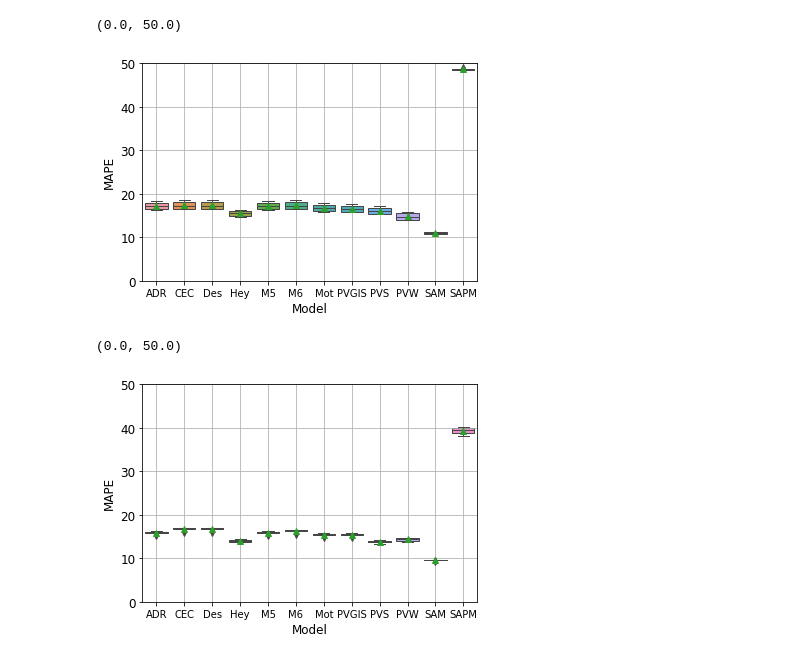
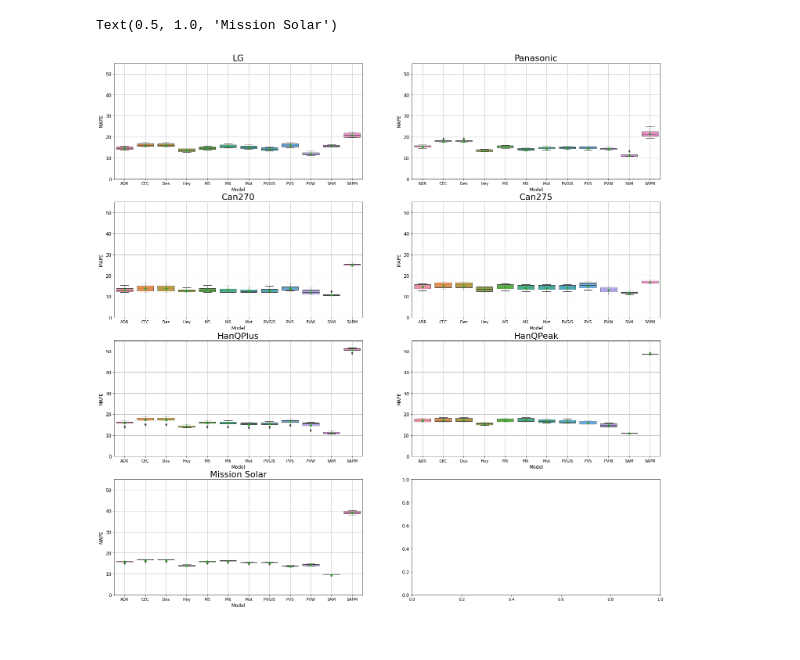
Before and after one commit to lmdeville/PV-Modeling, a Jupyter notebook: PVLT/PVLT_Loop.ipynb, the cells around one changed output. Cells and saved outputs as stored; diff of their text form; code cells hidden in the pictures.

```diff
--- a/PVLT/PVLT_Loop.ipynb
+++ b/PVLT/PVLT_Loop.ipynb
@@ -282,16 +242,41 @@ ax.set_ylim([0,50])
-# %%
-mape = pd.read_csv('HanQPeak_meta.csv')
-ax = sns.boxplot(x = 'Model', y = 'MAPE', data = mape, showmeans=True)
-ax.grid(True)
-ax.set_ylim([0,50])
-# %% [output]
-(0.0, 50.0)
-[figure, removed]
-# %%
-mape = pd.read_csv('MissionSolar_meta.csv')
-ax = sns.boxplot(x = 'Model', y = 'MAPE', data = mape, showmeans=True)
-ax.grid(True)
-ax.set_ylim([0,50])
-# %% [output]
-(0.0, 50.0)
-[figure, removed]
+# %%
+ylimits = [0,50]
+fig, axes = plt.subplots(nrows=4, ncols=2, figsize=(25,25))#, sharex = 'all', sharey = 'all')
+mape = pd.read_csv('LG_meta.csv')
+ax = sns.boxplot(x = 'Model', y = 'MAPE', data = mape, showmeans=True,ax = axes[0,0])
+ax.set_ylim([0,55])
+ax.grid(True)
+ax.set_title('LG')
+mape = pd.read_csv('Panasonic_meta.csv')
+ax = sns.boxplot(x = 'Model', y = 'MAPE', data = mape, showmeans=True, ax = axes[0,1])
+ax.set_ylim([0,55])
+ax.grid(True)
+ax.set_title('Panasonic')
+mape = pd.read_csv('Can270_meta.csv')
+ax = sns.boxplot(x = 'Model', y = 'MAPE', data = mape, showmeans=True, ax = axes[1,0])
+ax.set_ylim([0,55])
+ax.grid(True)
+ax.set_title('Can270')
+mape = pd.read_csv('Can275_meta.csv')
+ax = sns.boxplot(x = 'Model', y = 'MAPE', data = mape, showmeans=True, ax = axes[1,1])
+ax.set_ylim([0,55])
+ax.grid(True)
+ax.set_title('Can275')
+mape = pd.read_csv('HanQPlus_meta.csv')
+ax = sns.boxplot(x = 'Model', y = 'MAPE', data = mape, showmeans=True, ax = axes[2,0])
+ax.set_ylim([0,55])
+ax.grid(True)
+ax.set_title('HanQPlus')
+mape = pd.read_csv('HanQPeak_meta.csv')
+ax = sns.boxplot(x = 'Model', y = 'MAPE', data = mape, showmeans=True, ax = axes[2,1])
+ax.set_ylim([0,55])
+ax.grid(True)
+ax.set_title('HanQPeak')
+mape = pd.read_csv('MissionSolar_meta.csv')
+ax = sns.boxplot(x = 'Model', y = 'MAPE', data = mape, showmeans=True, ax = axes[3,0])
+ax.set_ylim([0,55])
+ax.grid(True)
+ax.set_title('Mission Solar')
+# %% [output]
+Text(0.5, 1.0, 'Mission Solar')
+[figure, added]
```
Also changed, not shown: parts of 6 cells of this notebook.
